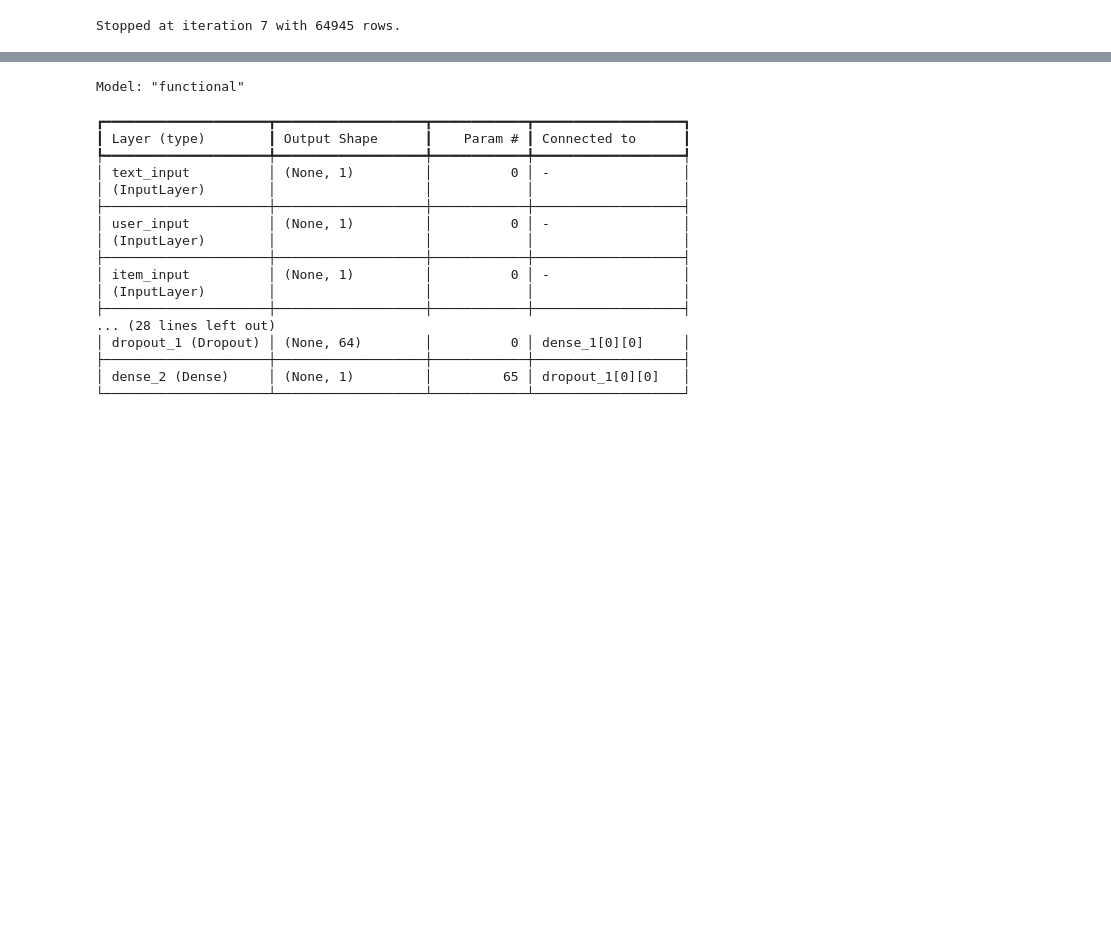
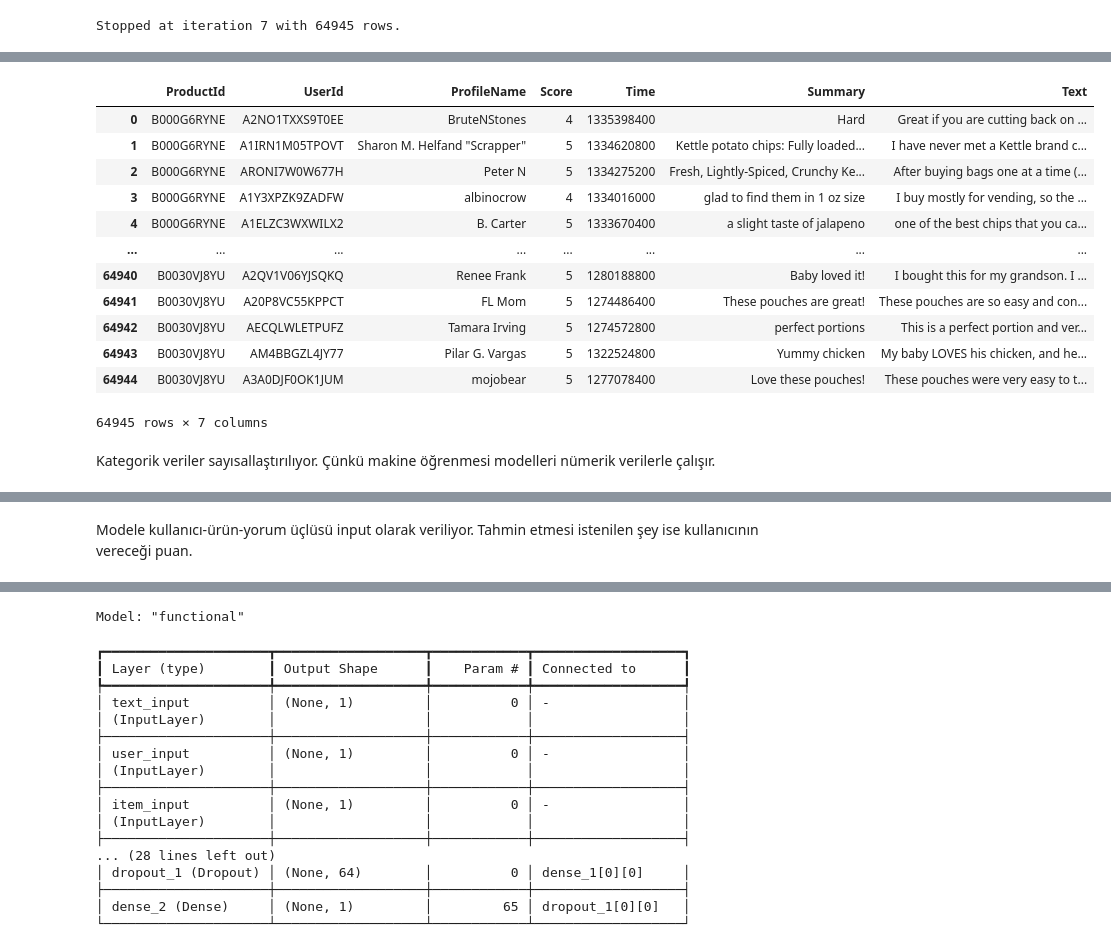
Before and after one commit to ferenbulbul/DL, a Jupyter notebook: ncf.ipynb, the cells around one changed output, grey strips where cells are left out. Saved outputs shown, nothing was run; the diff lists cells and outputs as text; code cells hidden in the pictures; blank space fills up the shorter version.

```diff
--- a/ncf.ipynb
+++ b/ncf.ipynb
@@ -83,5 +95,23 @@ Stopped at iteration 7 with 64945 rows.
 # %%
 df_filtered.reset_index(drop=True, inplace=True)
+# %%
+df_filtered
+# %% [output]
+|  | ProductId | UserId | ProfileName | Score | Time | Summary | Text |
+| 0 | B000G6RYNE | A2NO1TXXS9T0EE | BruteNStones | 4 | 1335398400 | Hard | Great if you are cutting back on ... |
+| 1 | B000G6RYNE | A1IRN1M05TPOVT | Sharon M. Helfand "Scrapper" | 5 | 1334620800 | Kettle potato chips: Fully loaded... | I have never met a Kettle brand c... |
+| 2 | B000G6RYNE | ARONI7W0W677H | Peter N | 5 | 1334275200 | Fresh, Lightly-Spiced, Crunchy Ke... | After buying bags one at a time (... |
+| 3 | B000G6RYNE | A1Y3XPZK9ZADFW | albinocrow | 4 | 1334016000 | glad to find them in 1 oz size | I buy mostly for vending, so the ... |
+| 4 | B000G6RYNE | A1ELZC3WXWILX2 | B. Carter | 5 | 1333670400 | a slight taste of jalapeno | one of the best chips that you ca... |
+| ... | ... | ... | ... | ... | ... | ... | ... |
+| 64940 | B0030VJ8YU | A2QV1V06YJSQKQ | Renee Frank | 5 | 1280188800 | Baby loved it! | I bought this for my grandson. I ... |
+| 64941 | B0030VJ8YU | A20P8VC55KPPCT | FL Mom | 5 | 1274486400 | These pouches are great! | These pouches are so easy and con... |
+| 64942 | B0030VJ8YU | AECQLWLETPUFZ | Tamara Irving | 5 | 1274572800 | perfect portions | This is a perfect portion and ver... |
+| 64943 | B0030VJ8YU | AM4BBGZL4JY77 | Pilar G. Vargas | 5 | 1322524800 | Yummy chicken | My baby LOVES his chicken, and he... |
+| 64944 | B0030VJ8YU | A3A0DJF0OK1JUM | mojobear | 5 | 1277078400 | Love these pouches! | These pouches were very easy to t... |
+64945 rows × 7 columns
+# %% [markdown]
+Kategorik veriler sayısallaştırılıyor. Çünkü makine öğrenmesi modelleri nümerik verilerle çalışır.
 # %%
 user_cat = pd.Categorical(df_filtered["UserId"])
 item_cat = pd.Categorical(df_filtered["ProductId"])
@@ -107,6 +134,8 @@ df_filtered
 | 64943 | B0030VJ8YU | AM4BBGZL4JY77 | Pilar G. Vargas | 5 | 1322524800 | Yummy chicken | My baby LOVES his chicken, and he... | 3728 | 626 |
 | 64944 | B0030VJ8YU | A3A0DJF0OK1JUM | mojobear | 5 | 1277078400 | Love these pouches! | These pouches were very easy to t... | 2485 | 626 |
 64945 rows × 9 columns
+# %% [markdown]
+Modele kullanıcı-ürün-yorum üçlüsü input olarak veriliyor. Tahmin etmesi istenilen şey ise kullanıcının vereceği puan.
 # %%
 X = df_filtered[['user', 'item', 'Text']]
 y = df_filtered['Score'].astype(np.float32)
```
Also changed, not shown: parts of 28 cells of this notebook, 1 other file.
